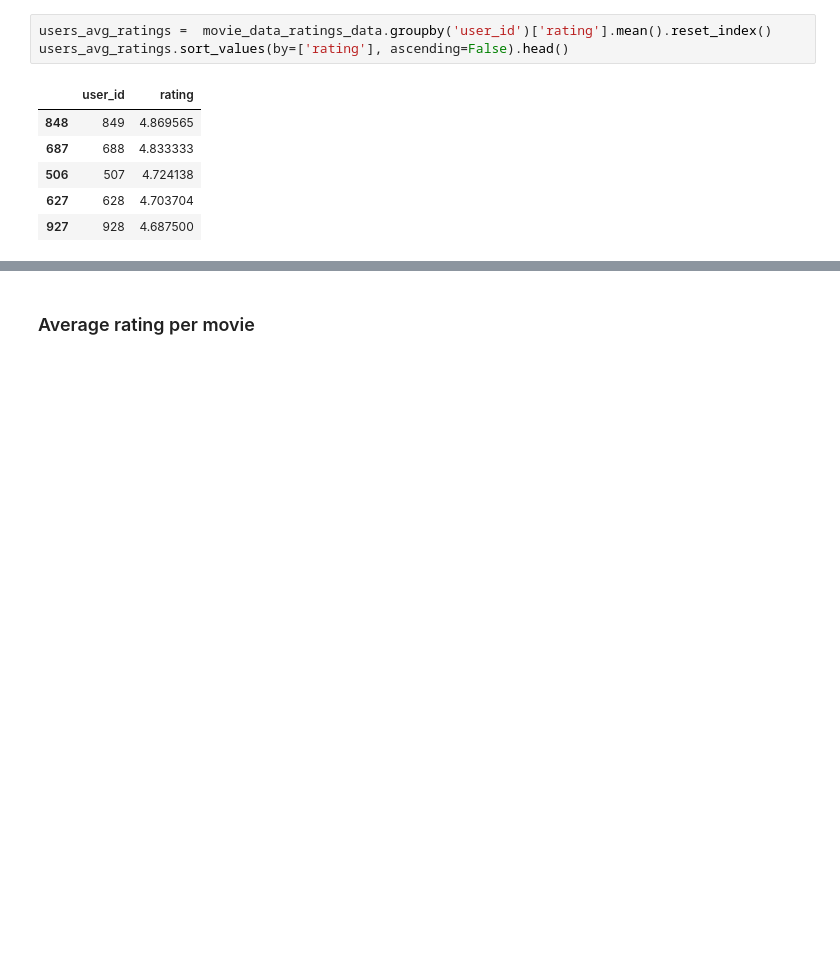
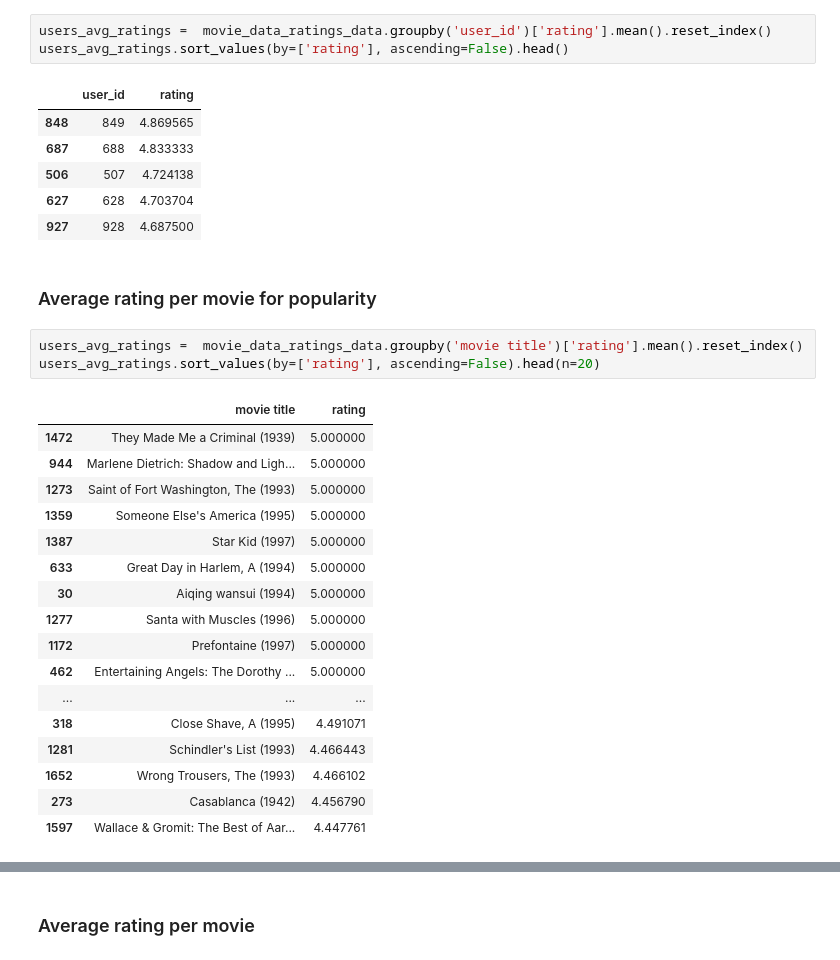
Before and after one commit to Alon-daniel/statistis, a Jupyter notebook: RS/RS_HW1.ipynb, the cells around one changed output, grey strips where cells are left out. Cells and saved outputs as stored; diff of their text form; blank space fills up the shorter version.

```diff
--- a/RS/RS_HW1.ipynb
+++ b/RS/RS_HW1.ipynb
@@ -228,3 +228,26 @@ users_avg_ratings.sort_values(by=['rating'], ascending=False).head()
 | 506 | 507 | 4.724138 |
 | 627 | 628 | 4.703704 |
 | 927 | 928 | 4.687500 |
+# %% [markdown]
+### Average rating per movie for popularity
+# %%
+users_avg_ratings =  movie_data_ratings_data.groupby('movie title')['rating'].mean().reset_index()
+users_avg_ratings.sort_values(by=['rating'], ascending=False).head(n=20)
+# %% [output]
+|  | movie title | rating |
+| 1472 | They Made Me a Criminal (1939) | 5.000000 |
+| 944 | Marlene Dietrich: Shadow and Ligh... | 5.000000 |
+| 1273 | Saint of Fort Washington, The (1993) | 5.000000 |
+| 1359 | Someone Else's America (1995) | 5.000000 |
+| 1387 | Star Kid (1997) | 5.000000 |
+| 633 | Great Day in Harlem, A (1994) | 5.000000 |
+| 30 | Aiqing wansui (1994) | 5.000000 |
+| 1277 | Santa with Muscles (1996) | 5.000000 |
+| 1172 | Prefontaine (1997) | 5.000000 |
+| 462 | Entertaining Angels: The Dorothy ... | 5.000000 |
+| ... | ... | ... |
+| 318 | Close Shave, A (1995) | 4.491071 |
+| 1281 | Schindler's List (1993) | 4.466443 |
+| 1652 | Wrong Trousers, The (1993) | 4.466102 |
+| 273 | Casablanca (1942) | 4.456790 |
+| 1597 | Wallace & Gromit: The Best of Aar... | 4.447761 |
```
Also changed, not shown: parts of 31 cells of this notebook, 1 other file.
